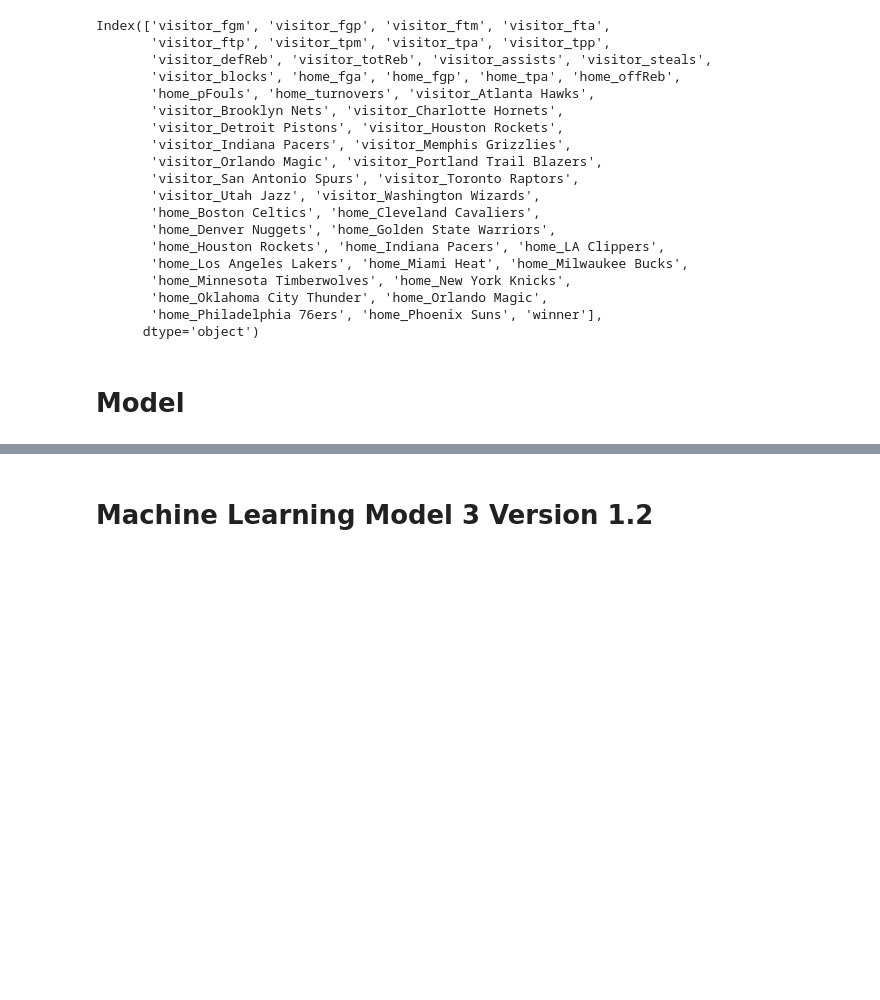
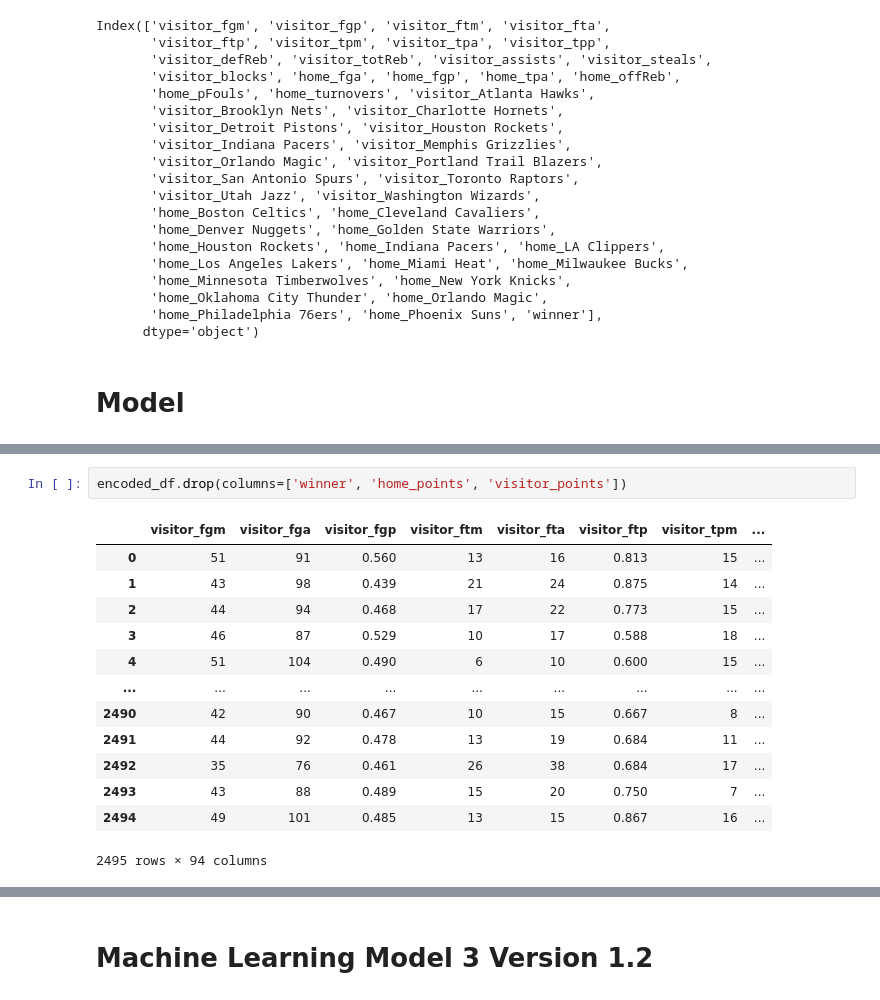
Before and after one commit to VincentGordon-Data-Analyst/nba-api, a Jupyter notebook: winnerPrediction_3.ipynb, the cells around one changed output, grey strips where cells are left out. Cells and saved outputs as stored; diff of their text form; blank space fills up the shorter version.

```diff
--- a/winnerPrediction_3.ipynb
+++ b/winnerPrediction_3.ipynb
@@ -278 +348,17 @@ Index(['visitor_fgm', 'visitor_fgp', 'visitor_ftm', 'visitor_fta',
+# %%
+encoded_df.drop(columns=['winner', 'home_points', 'visitor_points'])
+# %% [output]
+|  | visitor_fgm | visitor_fga | visitor_fgp | visitor_ftm | visitor_fta | visitor_ftp | visitor_tpm | ... |
+| 0 | 51 | 91 | 0.560 | 13 | 16 | 0.813 | 15 | ... |
+| 1 | 43 | 98 | 0.439 | 21 | 24 | 0.875 | 14 | ... |
+| 2 | 44 | 94 | 0.468 | 17 | 22 | 0.773 | 15 | ... |
+| 3 | 46 | 87 | 0.529 | 10 | 17 | 0.588 | 18 | ... |
+| 4 | 51 | 104 | 0.490 | 6 | 10 | 0.600 | 15 | ... |
+| ... | ... | ... | ... | ... | ... | ... | ... | ... |
+| 2490 | 42 | 90 | 0.467 | 10 | 15 | 0.667 | 8 | ... |
+| 2491 | 44 | 92 | 0.478 | 13 | 19 | 0.684 | 11 | ... |
+| 2492 | 35 | 76 | 0.461 | 26 | 38 | 0.684 | 17 | ... |
+| 2493 | 43 | 88 | 0.489 | 15 | 20 | 0.750 | 7 | ... |
+| 2494 | 49 | 101 | 0.485 | 13 | 15 | 0.867 | 16 | ... |
+2495 rows × 94 columns
 # %%
```
Also changed, not shown: parts of 10 cells of this notebook, 1 other file.
